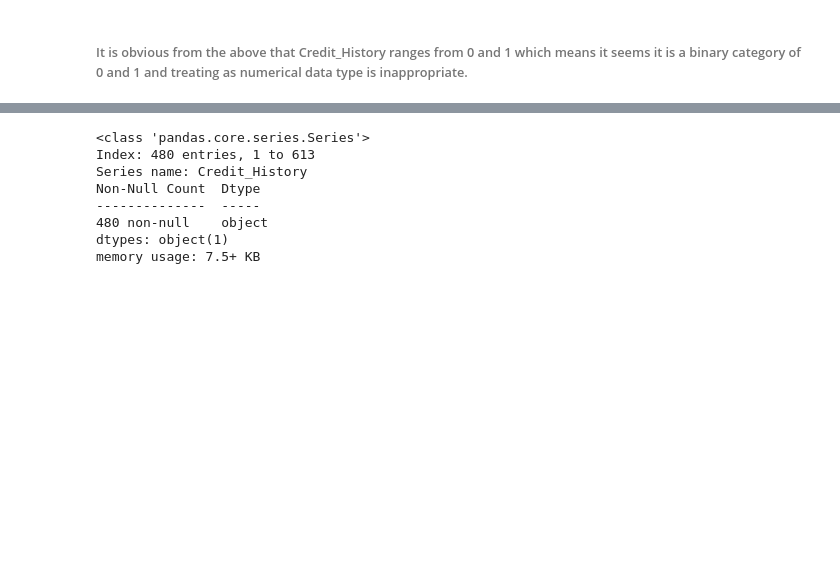
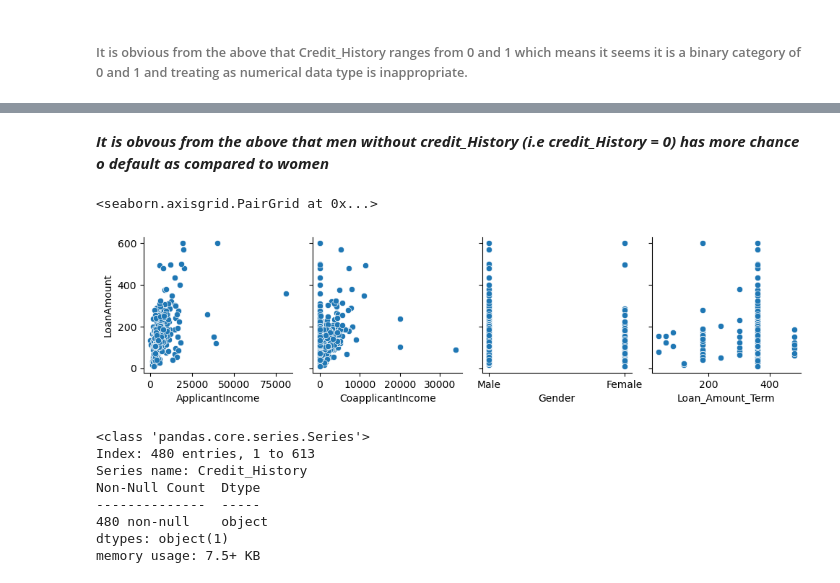
Before and after one commit to ebenezer2015/Machine-Learning-Model-Analysis, a Jupyter notebook: Classification-Model.ipynb, the cells around one changed output, grey strips where cells are left out. Drawn from its saved outputs; the diff is of its cells as text; code cells hidden in the pictures; blank space fills up the shorter version.

```diff
--- a/Classification-Model.ipynb
+++ b/Classification-Model.ipynb
@@ -131,3 +157,12 @@ filtered_df.describe()
+# %% [markdown]
+***It is obvous from the above that men without credit_History (i.e credit_History = 0) has more chance o default as compared to women***
+# %%
+sns.pairplot(data=filtered_df,
+                  y_vars=['LoanAmount'],
+                  x_vars=['ApplicantIncome','CoapplicantIncome','Gender','Loan_Amount_Term'])
+# %% [output]
+<seaborn.axisgrid.PairGrid at 0x...>
+[figure, added]
 # %%
 #changing credit history to object
 filtered_df.loc[:, 'Credit_History'] = filtered_df['Credit_History'].astype(object)
```
Also changed, not shown: parts of 64 cells of this notebook, 2 other files.
